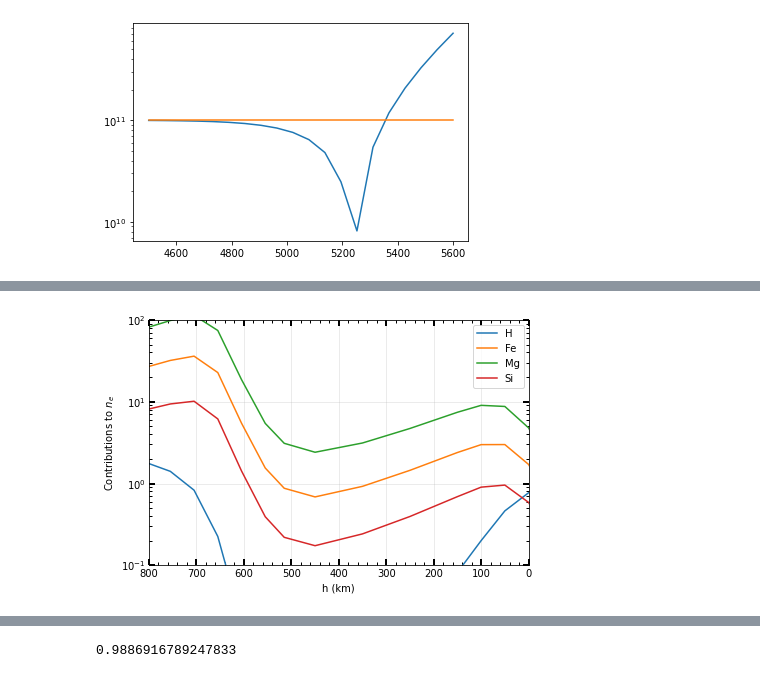
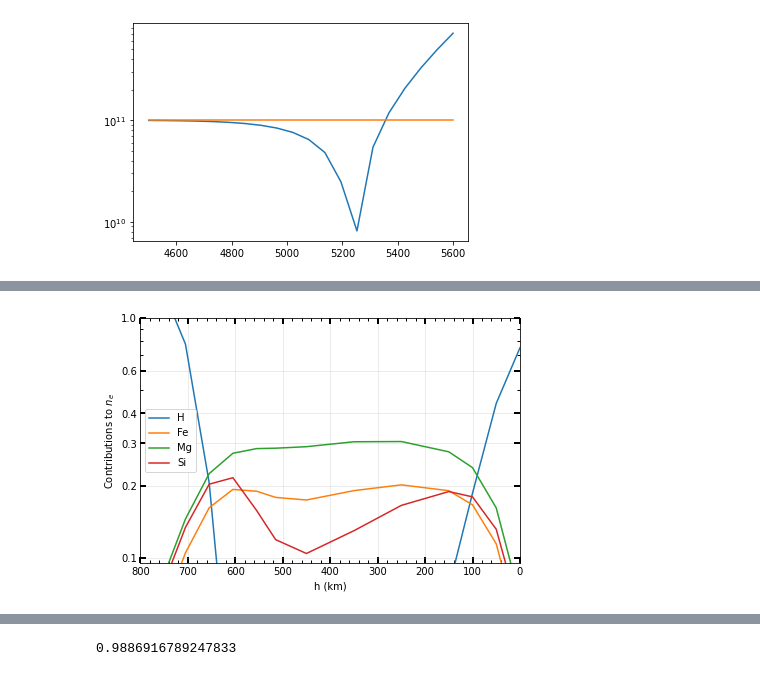
Before and after one commit to kyleneumann/Astro530, a Jupyter notebook: hw9.ipynb, the cells around one changed output, grey strips where cells are left out. Saved outputs shown, nothing was run; the diff lists cells and outputs as text; code cells hidden in the pictures.

```diff
--- a/hw9.ipynb
+++ b/hw9.ipynb
@@ -14,0 +20,2 @@ reload(astro530)
+# %%
+astro530 = reload(astro530)
@@ -178,7 +304,5 @@ Pg = df["Pgas/Ptotal"].to_numpy()*df["Ptotal"].to_numpy()*u.dyn/u.cm**2
 # %%
 Pe_true = []
+Pe_2 = []
 spec = ["H","He","Fe","Mg","Si"]
-for i in range(len(T)):
-    print(i)
-    Pe_true.append(astro530.true_Pe(species=spec,T=T[i],Pg=Pg[i],tol=1e-3,single=True).value)
-Pe_true = np.array(Pe_true)*u.dyn/u.cm**2
+Pe_true = Pe_calc(T=T,Pg=Pg,tol = 1e-8,single=True)
@@ -222,10 +311,10 @@ AFe = astro530.find_Abundance(species="Fe")
 AMg = astro530.find_Abundance(species="Mg")
 ASi = astro530.find_Abundance(species="Si")
 # %%
-n_p=astro530.saha_LTE(species="H",temp=T,Pe=Pe_true)*df["n_H"].to_numpy()
-n_Fe=astro530.saha_LTE(species="Fe",temp=T,Pe=Pe_true)*df["n_H"].to_numpy()*AFe
-n_Mg=astro530.saha_LTE(species="Mg",temp=T,Pe=Pe_true)*df["n_H"].to_numpy()*AMg
-n_Si=astro530.saha_LTE(species="Si",temp=T,Pe=Pe_true)*df["n_H"].to_numpy()*ASi
+n_p=astro530.saha_LTE(species="H",temp=T,Pe=Pe_true)*df["n_H"].to_numpy()/(1+astro530.saha_LTE(species="H",temp=T,Pe=Pe_true))
+n_Fe=astro530.saha_LTE(species="Fe",temp=T,Pe=Pe_true)*df["n_H"].to_numpy()*AFe/(1+astro530.saha_LTE(species="Fe",temp=T,Pe=Pe_true))
+n_Mg=astro530.saha_LTE(species="Mg",temp=T,Pe=Pe_true)*df["n_H"].to_numpy()*AMg/(astro530.saha_LTE(species="Mg",temp=T,Pe=Pe_true)+1)
+n_Si=astro530.saha_LTE(species="Si",temp=T,Pe=Pe_true)*df["n_H"].to_numpy()*ASi/(1+astro530.saha_LTE(species="Si",temp=T,Pe=Pe_true))
 # %%
 astro530.saha_LTE(species="Fe",temp=T,Pe=Pe_true)/(AFe*df["n_H"].to_numpy())
 # %% [output]
@@ -249,36 +338,41 @@ $[347574.35,~2840.4155,~304.96841,~10.503832,~1.2712438,~0.40407356,~0.12849423,
 # %%
 fig, ax = plt.subplots(figsize = (6,4), nrows = 1, ncols = 1)
 fig.tight_layout(h_pad=-.5)
+
+ax.set_xlim([800,0])
+ax.set_ylim([0.095,10**0])
+
+ax.set_yscale("log")
 
 
 ax.yaxis.set_ticks_position('both')
 ax.xaxis.set_ticks_position('both')
 ax.minorticks_on()
 ax.grid(True,alpha=.3)
 
+ax.set_yticks([0.1,0.2,0.3,0.4,.6,1])
+ax.yaxis.set_major_formatter(ticker.StrMethodFormatter("{x:.1f}"))
+
 ax.tick_params(direction='in', axis='both',which='minor',length=3,width=1)#,labelsize=8)
 ax.tick_params(direction='in',axis='both',which='major',length=6,width=2)#,labelsize=8)
 
 #label = r"$T = $"+str((T*u.g/u.g).value*u.K)+r" | log $P_g = $"+str(round(np.log10((Pg*u.g/u.g).value),2))+r" | log $P_e = $"+str(round(np.log10(Pe_arr[-1].value),2))
 #ax.plot(i_arr,Pe_arr,lw=3,label=label)
 
-ax.set_yscale("log")
-ax.set_xlim([800,0])
-ax.set_ylim([0.1,10**2])
 ax.plot(df["h"],n_p/n_e,label="H")
 ax.plot(df["h"],n_Fe/n_e,label="Fe")
 ax.plot(df["h"],n_Mg/n_e,label="Mg")
 ax.plot(df["h"],n_Si/n_e,label="Si")
 # ax.plot(df["h"],Pe,label=r"$P_{e,\mathrm{ideal}}$")
 # ax.plot(df["h"],Pe_true,label=r"$P_{e,\mathrm{true}}$")
 
 ax.set_xlabel("h (km)")
 ax.set_ylabel(r"Contributions to $n_e$")
 
 ax.legend()
 
 output_file = "plots/18c.pdf"
 
 fig.savefig(output_file,bbox_inches='tight')
 # %% [output]
-[figure, old version]
+[figure, new version]
```
Also changed, not shown: parts of 41 cells of this notebook, 6 other files.
